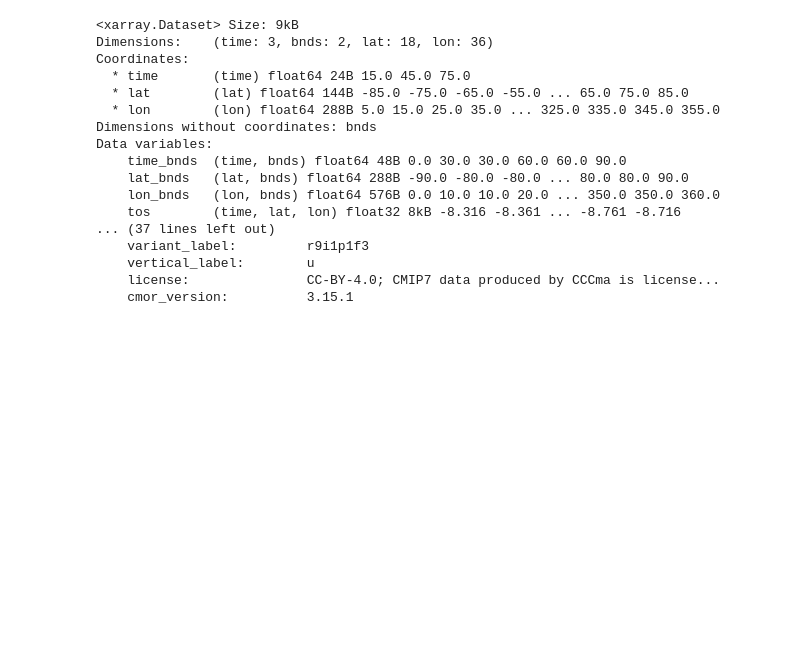
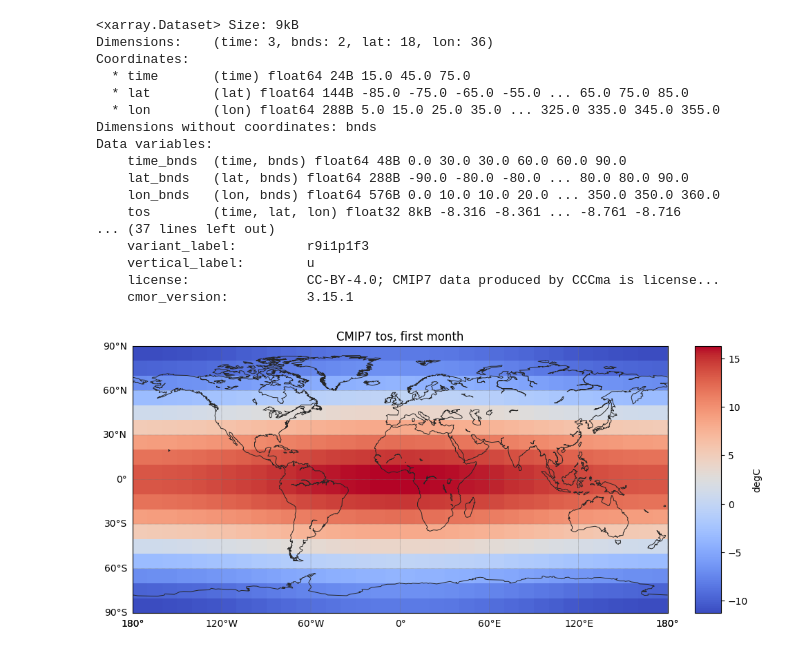
Before and after one commit to PCMDI/cmor, a Jupyter notebook: notebooks/01_basic_ocean_surface_temperature.ipynb, the cells around one changed output. Saved outputs shown, nothing was run; the diff lists cells and outputs as text; code cells hidden in the pictures; blank space fills up the shorter version.

Commit message:
Restore inline notebook plot outputs

```diff
--- a/notebooks/01_basic_ocean_surface_temperature.ipynb
+++ b/notebooks/01_basic_ocean_surface_temperature.ipynb
@@ -135,29 +135,27 @@ Data variables:
 # %%
 fig, ax = plt.subplots(figsize=(11, 5.4))
 map_plot = Basemap(
     projection="cyl",
     llcrnrlon=-180,
     urcrnrlon=180,
     llcrnrlat=-90,
     urcrnrlat=90,
     resolution="c",
     ax=ax,
 )
 map_plot.drawmapboundary(fill_color="#f7fbff", linewidth=0.8)
 lon_wrapped = ((ds["lon"].values + 180.0) % 360.0) - 180.0
 lon_order = np.argsort(lon_wrapped)
 lon_grid, lat_grid = np.meshgrid(lon_wrapped[lon_order], ds["lat"].values)
 x, y = map_plot(lon_grid, lat_grid)
 field = ds["tos"].isel(time=0).values[:, lon_order]
 mesh = map_plot.pcolormesh(x, y, field, shading="auto", cmap="coolwarm")
 map_plot.drawcoastlines(linewidth=0.7, color="0.15")
 map_plot.drawparallels(np.arange(-90, 91, 30), labels=[1, 0, 0, 0], linewidth=0.4, color="0.45", dashes=[1, 1])
 map_plot.drawmeridians(np.arange(-180, 181, 60), labels=[0, 0, 0, 1], linewidth=0.4, color="0.45", dashes=[1, 1])
 colorbar = map_plot.colorbar(mesh, location="right", pad="5%")
 colorbar.set_label("degC")
 ax.set_title("CMIP7 tos, first month")
-figures_dir = Path("figures")
-figures_dir.mkdir(exist_ok=True)
-figure_path = figures_dir / "01_basic_ocean_surface_temperature.png"
-fig.savefig(figure_path, dpi=120, bbox_inches="tight")
-plt.close(fig)
+plt.show()
+# %% [output]
+[figure, added]
```
Also changed, not shown: parts of 1 cell of this notebook, 9 other files.
